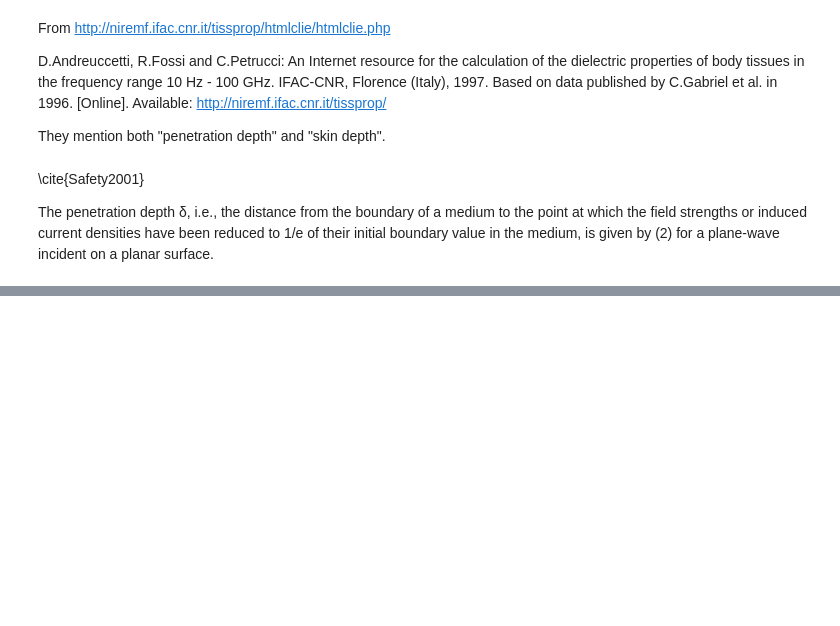
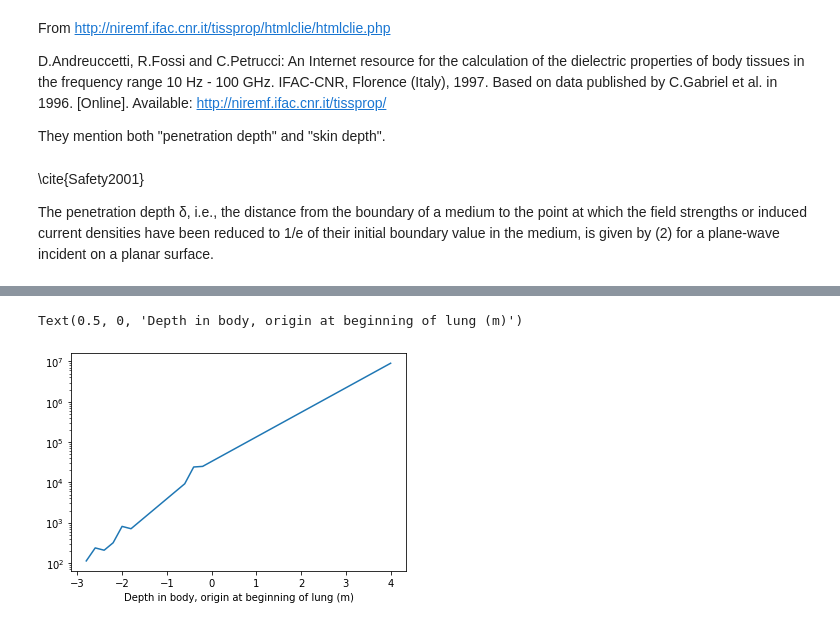
Before and after one commit to 0xDBFB7/covidinator, a Jupyter notebook: documents/pulse.ipynb, the cells around one changed output, grey strips where cells are left out. Drawn from its saved outputs; the diff is of its cells as text; code cells hidden in the pictures; blank space fills up the shorter version.

```diff
--- a/documents/pulse.ipynb
+++ b/documents/pulse.ipynb
@@ -135,7 +134,7 @@ pulse_energy_density_J_m2
 # and Hand
 # might have the wrong formula, however.
 input_field = 50000.0
-required_field = 300.0
+required_field = 70.0 # 50-percentile
 
 factor = required_field/input_field
 
@@ -226,8 +225,13 @@ line_file = '../biology/FDTD/chunks/line.csv'
 line = np.genfromtxt(open(line_file, "r"), delimiter=",", dtype=np.float, encoding='ascii', skip_header=1)
 #column 0 is tissue ID, 2 is position (m)
 
-line = line[0:-203] # remove air gap before tissue
+line = line[0:80] # remove air gap before tissue
 # line = line[line[:,0]!=0] # remove air gap
 
-line_resolution = 2e-3 #2 mm
+line_spatial_resolution = 2e-3 #2 mm
+
+line = line[:,0] # only keep the first value, the tissue ID
+
+line = line[::-1]
+
 print(line)
@@ -396,0 +496,9 @@ Fuzzy-matched tissue SAT to SAT (Subcutaneous Fat)
+# %%
+idx = np.argwhere(required_field/np.array(Es) < 10**7)
+
+plt.plot(distance_points[idx], (required_field/np.array(Es))[idx])
+plt.yscale('log')
+plt.xlabel("Depth in body, origin at beginning of lung (m)")
+# %% [output]
+Text(0.5, 0, 'Depth in body, origin at beginning of lung (m)')
+[figure, added]
```
Also changed, not shown: parts of 14 cells of this notebook, 1 other file.
